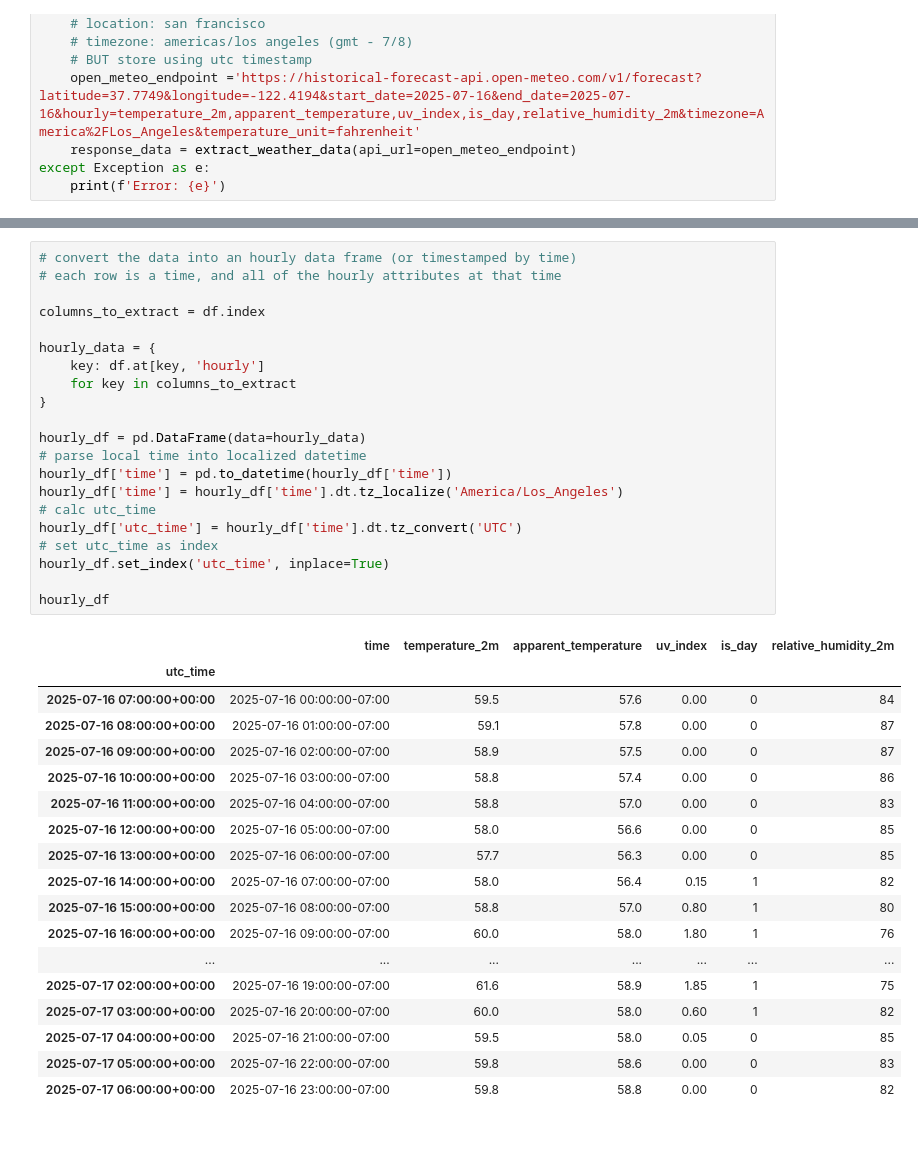
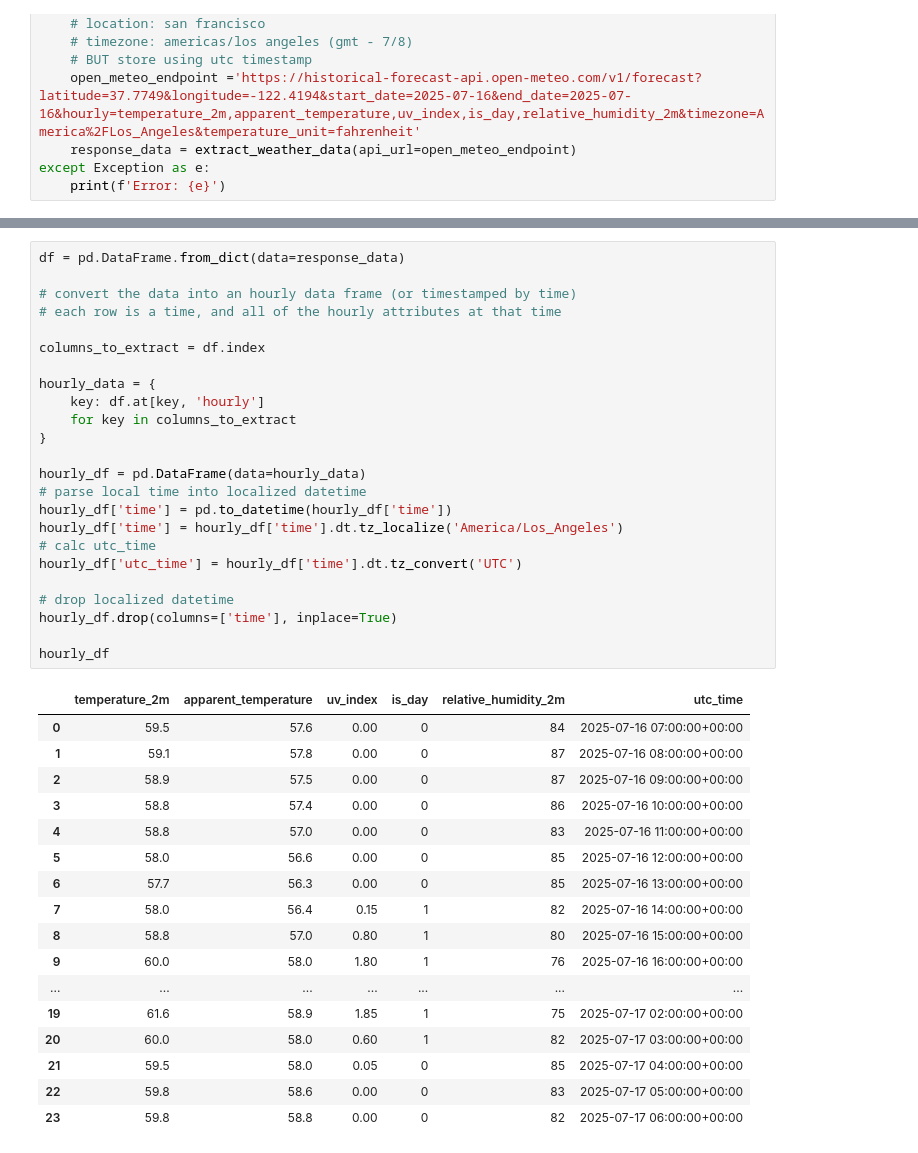
Before and after one commit to darrondai/weather-pipeline, a Jupyter notebook: src/pipeline_prototype.ipynb, the cells around one changed output, grey strips where cells are left out. Saved outputs shown, nothing was run; the diff lists cells and outputs as text.

```diff
--- a/src/pipeline_prototype.ipynb
+++ b/src/pipeline_prototype.ipynb
@@ -89,45 +93,47 @@ Data columns (total 9 columns):
 dtypes: float64(4), int64(1), object(4)
 memory usage: 480.0+ bytes
 # %%
+df = pd.DataFrame.from_dict(data=response_data)
+
 # convert the data into an hourly data frame (or timestamped by time)
 # each row is a time, and all of the hourly attributes at that time
 
 columns_to_extract = df.index
 
 hourly_data = {
     key: df.at[key, 'hourly']
     for key in columns_to_extract
 }
 
 hourly_df = pd.DataFrame(data=hourly_data)
 # parse local time into localized datetime
 hourly_df['time'] = pd.to_datetime(hourly_df['time'])
 hourly_df['time'] = hourly_df['time'].dt.tz_localize('America/Los_Angeles')
 # calc utc_time
 hourly_df['utc_time'] = hourly_df['time'].dt.tz_convert('UTC')
-# set utc_time as index
-hourly_df.set_index('utc_time', inplace=True)
+
+# drop localized datetime
+hourly_df.drop(columns=['time'], inplace=True)
 
 hourly_df
 # %% [output]
-|  | time | temperature_2m | apparent_temperature | uv_index | is_day | relative_humidity_2m |
-| utc_time |  |  |  |  |  |  |
-| 2025-07-16 07:00:00+00:00 | 2025-07-16 00:00:00-07:00 | 59.5 | 57.6 | 0.00 | 0 | 84 |
-| 2025-07-16 08:00:00+00:00 | 2025-07-16 01:00:00-07:00 | 59.1 | 57.8 | 0.00 | 0 | 87 |
-| 2025-07-16 09:00:00+00:00 | 2025-07-16 02:00:00-07:00 | 58.9 | 57.5 | 0.00 | 0 | 87 |
-| 2025-07-16 10:00:00+00:00 | 2025-07-16 03:00:00-07:00 | 58.8 | 57.4 | 0.00 | 0 | 86 |
-| 2025-07-16 11:00:00+00:00 | 2025-07-16 04:00:00-07:00 | 58.8 | 57.0 | 0.00 | 0 | 83 |
-| 2025-07-16 12:00:00+00:00 | 2025-07-16 05:00:00-07:00 | 58.0 | 56.6 | 0.00 | 0 | 85 |
-| 2025-07-16 13:00:00+00:00 | 2025-07-16 06:00:00-07:00 | 57.7 | 56.3 | 0.00 | 0 | 85 |
-| 2025-07-16 14:00:00+00:00 | 2025-07-16 07:00:00-07:00 | 58.0 | 56.4 | 0.15 | 1 | 82 |
-| 2025-07-16 15:00:00+00:00 | 2025-07-16 08:00:00-07:00 | 58.8 | 57.0 | 0.80 | 1 | 80 |
-| 2025-07-16 16:00:00+00:00 | 2025-07-16 09:00:00-07:00 | 60.0 | 58.0 | 1.80 | 1 | 76 |
+|  | temperature_2m | apparent_temperature | uv_index | is_day | relative_humidity_2m | utc_time |
+| 0 | 59.5 | 57.6 | 0.00 | 0 | 84 | 2025-07-16 07:00:00+00:00 |
+| 1 | 59.1 | 57.8 | 0.00 | 0 | 87 | 2025-07-16 08:00:00+00:00 |
+| 2 | 58.9 | 57.5 | 0.00 | 0 | 87 | 2025-07-16 09:00:00+00:00 |
+| 3 | 58.8 | 57.4 | 0.00 | 0 | 86 | 2025-07-16 10:00:00+00:00 |
+| 4 | 58.8 | 57.0 | 0.00 | 0 | 83 | 2025-07-16 11:00:00+00:00 |
+| 5 | 58.0 | 56.6 | 0.00 | 0 | 85 | 2025-07-16 12:00:00+00:00 |
+| 6 | 57.7 | 56.3 | 0.00 | 0 | 85 | 2025-07-16 13:00:00+00:00 |
+| 7 | 58.0 | 56.4 | 0.15 | 1 | 82 | 2025-07-16 14:00:00+00:00 |
+| 8 | 58.8 | 57.0 | 0.80 | 1 | 80 | 2025-07-16 15:00:00+00:00 |
+| 9 | 60.0 | 58.0 | 1.80 | 1 | 76 | 2025-07-16 16:00:00+00:00 |
 | ... | ... | ... | ... | ... | ... | ... |
-| 2025-07-17 02:00:00+00:00 | 2025-07-16 19:00:00-07:00 | 61.6 | 58.9 | 1.85 | 1 | 75 |
-| 2025-07-17 03:00:00+00:00 | 2025-07-16 20:00:00-07:00 | 60.0 | 58.0 | 0.60 | 1 | 82 |
-| 2025-07-17 04:00:00+00:00 | 2025-07-16 21:00:00-07:00 | 59.5 | 58.0 | 0.05 | 0 | 85 |
-| 2025-07-17 05:00:00+00:00 | 2025-07-16 22:00:00-07:00 | 59.8 | 58.6 | 0.00 | 0 | 83 |
-| 2025-07-17 06:00:00+00:00 | 2025-07-16 23:00:00-07:00 | 59.8 | 58.8 | 0.00 | 0 | 82 |
+| 19 | 61.6 | 58.9 | 1.85 | 1 | 75 | 2025-07-17 02:00:00+00:00 |
+| 20 | 60.0 | 58.0 | 0.60 | 1 | 82 | 2025-07-17 03:00:00+00:00 |
+| 21 | 59.5 | 58.0 | 0.05 | 0 | 85 | 2025-07-17 04:00:00+00:00 |
+| 22 | 59.8 | 58.6 | 0.00 | 0 | 83 | 2025-07-17 05:00:00+00:00 |
+| 23 | 59.8 | 58.8 | 0.00 | 0 | 82 | 2025-07-17 06:00:00+00:00 |
 # %%
 hourly_df.dtypes
 # %% [output]
```
Also changed, not shown: parts of 9 cells of this notebook, 1 other file.
